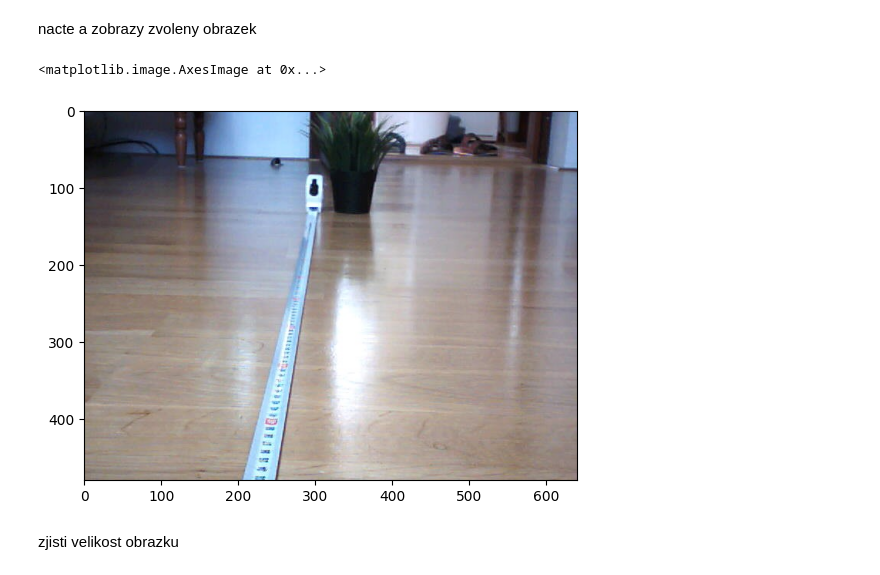
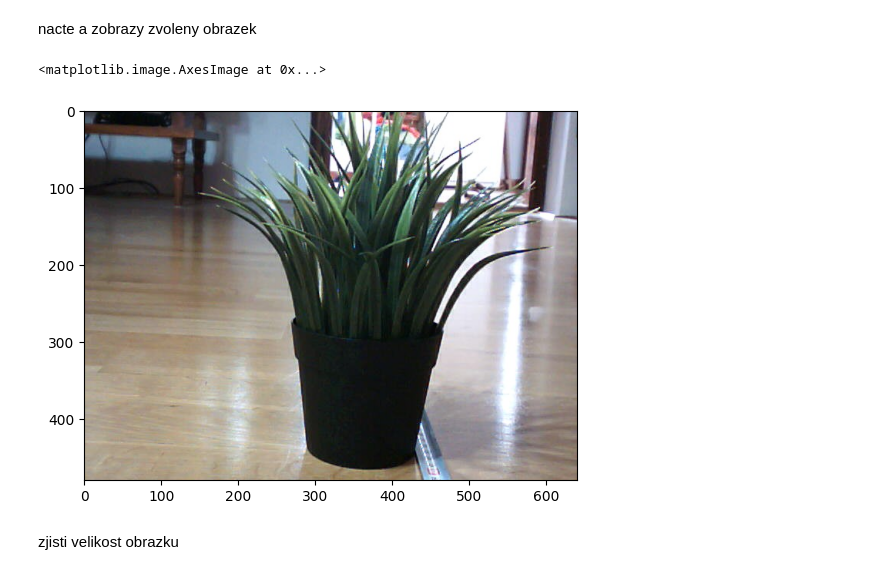
Before and after one commit to JakubSlof/Teddy-bear-detection, a Jupyter notebook: model_test.ipynb, the cells around one changed output. Cells and saved outputs as stored; diff of their text form; code cells hidden in the pictures.

```diff
--- a/model_test.ipynb
+++ b/model_test.ipynb
@@ -30,11 +30,11 @@ print(object_id)
 # %% [markdown]
 nacte a zobrazy zvoleny obrazek
 # %%
-img = cv2.imread('140.jpg')#loads the picture into variable
+img = cv2.imread('40.jpg')#loads the picture into variable
 plt.imshow(cv2.cvtColor(img, cv2.COLOR_BGR2RGB))#show the picture in rgb because cv2 use BGR color model
 # %% [output]
 <matplotlib.image.AxesImage at 0x...>
-[figure, old version]
+[figure, new version]
 # %% [markdown]
 zjisti velikost obrazku
 # %%
```
Also changed, not shown: parts of 5 cells of this notebook, 4 other files.
